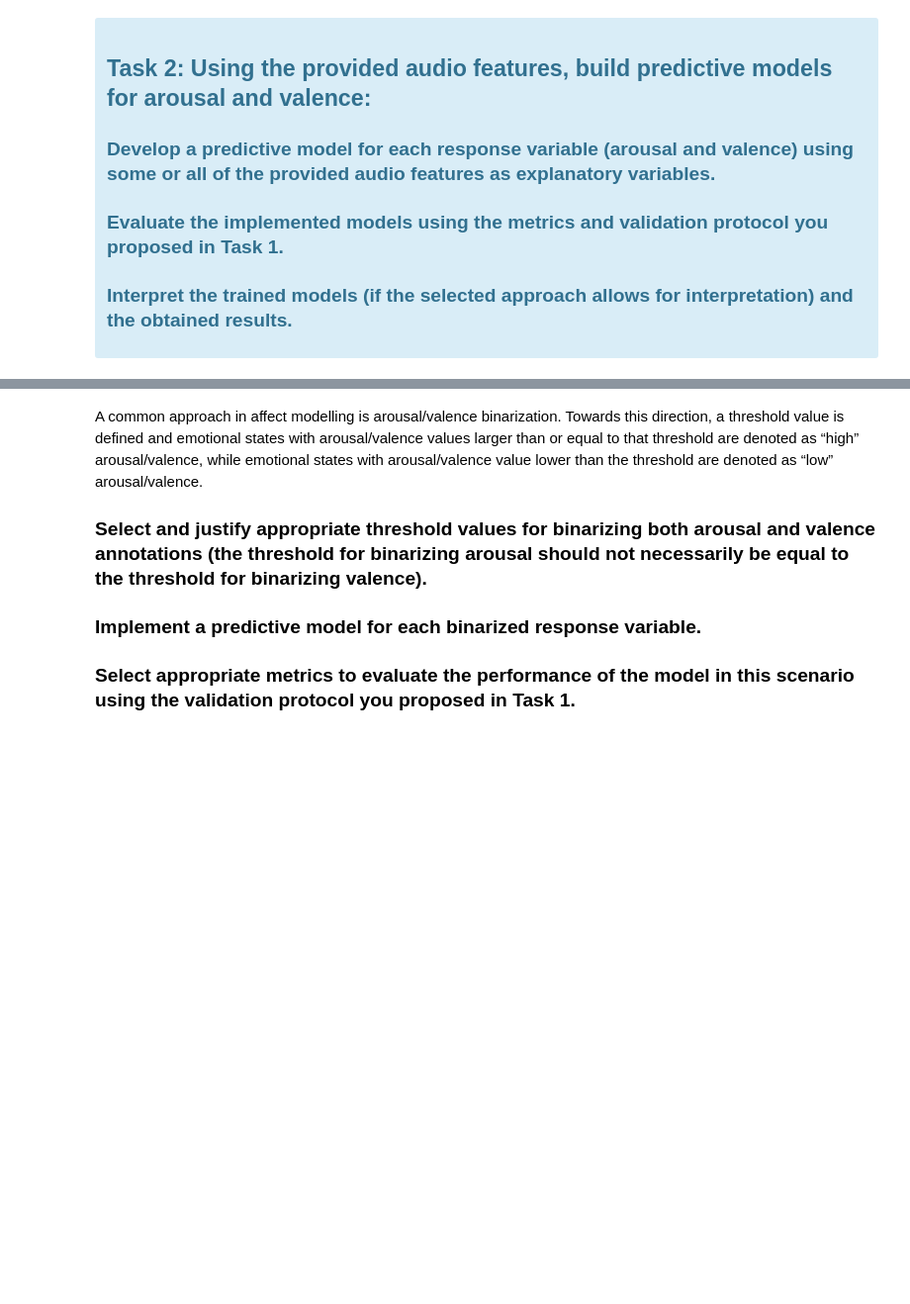
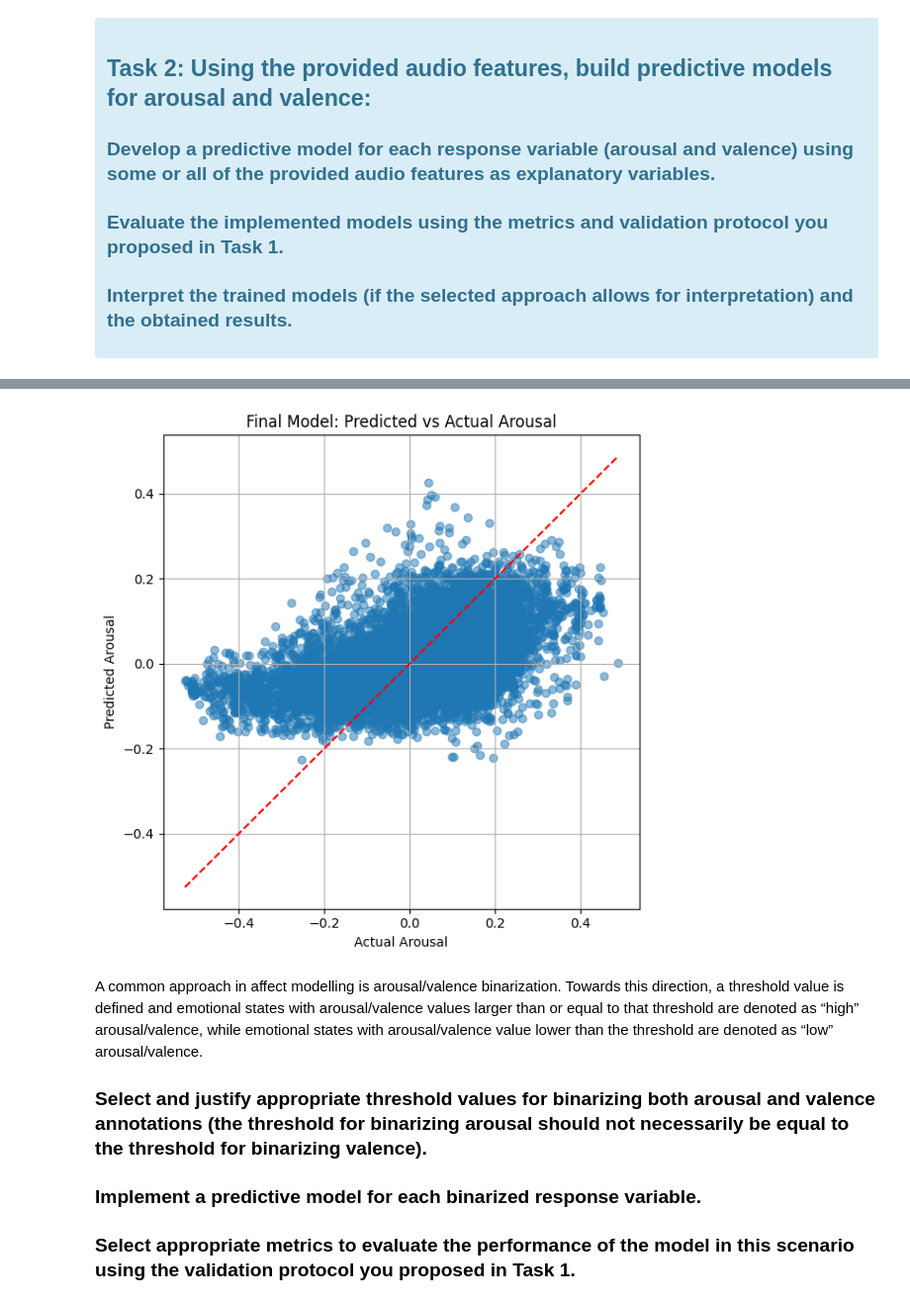
Before and after one commit to carmelgafa/ari5102, a Jupyter notebook: project_1/carmel.gafa.ipynb, the cells around one changed output, grey strips where cells are left out. Shown at 99% size. Saved outputs shown, nothing was run; the diff lists cells and outputs as text; code cells hidden in the pictures; blank space fills up the shorter version.

```diff
--- a/project_1/carmel.gafa.ipynb
+++ b/project_1/carmel.gafa.ipynb
@@ -300,3 +858,28 @@ my_list = list(my_set)
+# %%
+import matplotlib.pyplot as plt
+
+# Step 3.1: Predict on full dataset
+y_pred = final_model.predict(X_selected)
+
+# Step 3.2: Visualize predicted vs actual
+plt.figure(figsize=(6,6))
+plt.scatter(y, y_pred, alpha=0.5)
+plt.plot([y.min(), y.max()], [y.min(), y.max()], '--r')  # identity line
+plt.xlabel("Actual Arousal")
+plt.ylabel("Predicted Arousal")
+plt.title("Final Model: Predicted vs Actual Arousal")
+plt.grid(True)
+plt.tight_layout()
+plt.show()
+
+# Step 3.3: Save results if needed
+df_results = pd.DataFrame({
+    'Actual': y,
+    'Predicted': y_pred
+})
+df_results.to_csv('final_arousal_predictions.csv', index=False)
+# %% [output]
+[figure, added]
 # %% [markdown]
 A common approach in affect modelling is arousal/valence binarization. Towards this direction, a threshold value is defined and emotional states with arousal/valence values larger than or equal to that threshold are denoted as “high” arousal/valence, while emotional states with arousal/valence value lower than the threshold are denoted as “low” arousal/valence.
 
```
Also changed, not shown: parts of 16 cells of this notebook, 7 other files.
